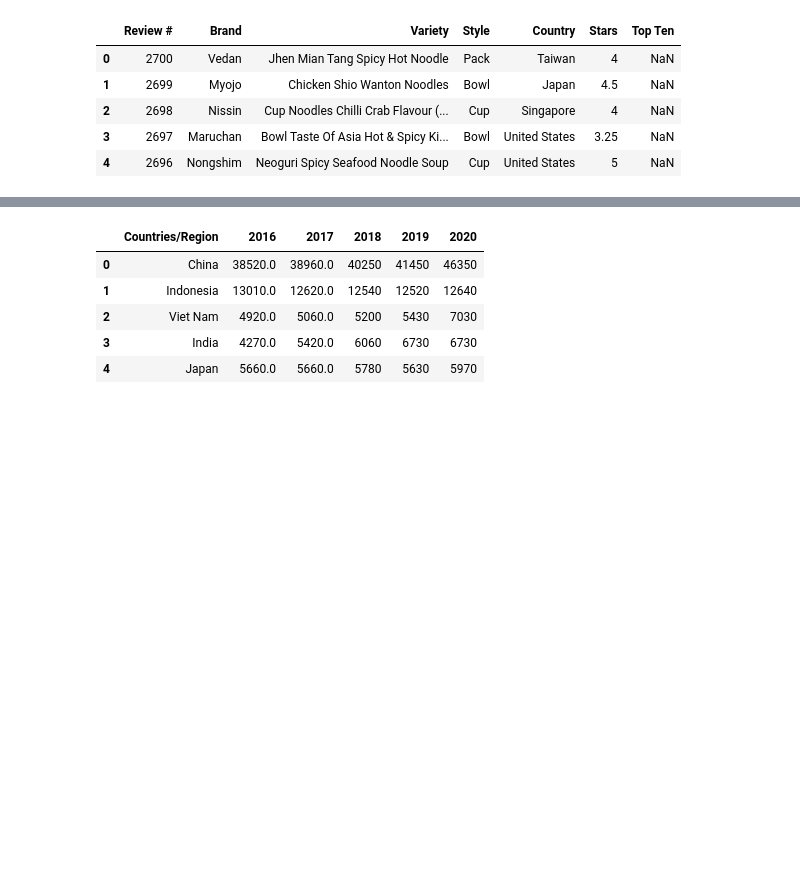
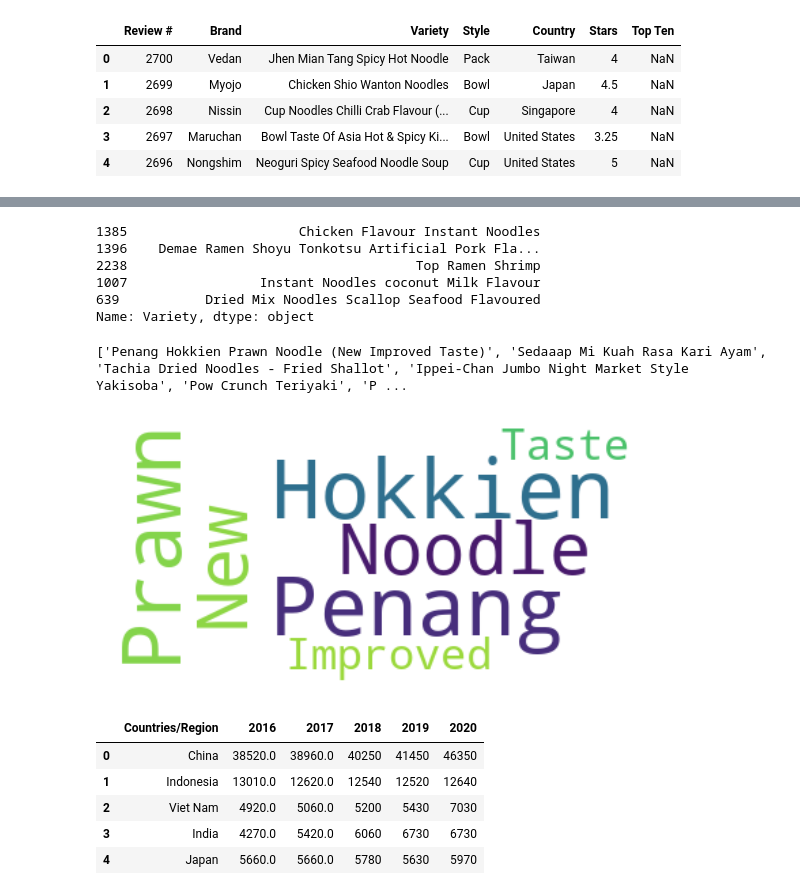
Before and after one commit to Orchhna/data_project, a Jupyter notebook: popular_ramendata.ipynb, the cells around one changed output, grey strips where cells are left out. Saved outputs shown, nothing was run; the diff lists cells and outputs as text; code cells hidden in the pictures; blank space fills up the shorter version.

```diff
--- a/popular_ramendata.ipynb
+++ b/popular_ramendata.ipynb
@@ -37,0 +74,24 @@ ramen_rater.sample(10)
+# %%
+#wordcloud plot
+Text = ramen_rater['Variety'].sample(300)
+Text.head()
+# %% [output]
+1385                      Chicken Flavour Instant Noodles
+1396    Demae Ramen Shoyu Tonkotsu Artificial Pork Fla...
+2238                                     Top Ramen Shrimp
+1007                 Instant Noodles coconut Milk Flavour
+639           Dried Mix Noodles Scallop Seafood Flavoured
+Name: Variety, dtype: object
+# %%
+list_of_variety = Text.to_list()
+print(list_of_variety)
+# %% [output]
+['Penang Hokkien Prawn Noodle (New Improved Taste)', 'Sedaaap Mi Kuah Rasa Kari Ayam', 'Tachia Dried Noodles - Fried Shallot', 'Ippei-Chan Jumbo Night Market Style Yakisoba', 'Pow Crunch Teriyaki', 'P ...
+# %%
+words = list_of_variety[0]
+wordcloud = WordCloud(max_font_size=60,min_word_length=0, min_font_size=12, max_words=100,background_color="white",).generate(words)
+plt.imshow(wordcloud, interpolation='bilinear')
+plt.axis("off")
+plt.show()
+# %% [output]
+[figure, added]
```
Also changed, not shown: parts of 7 cells of this notebook.
